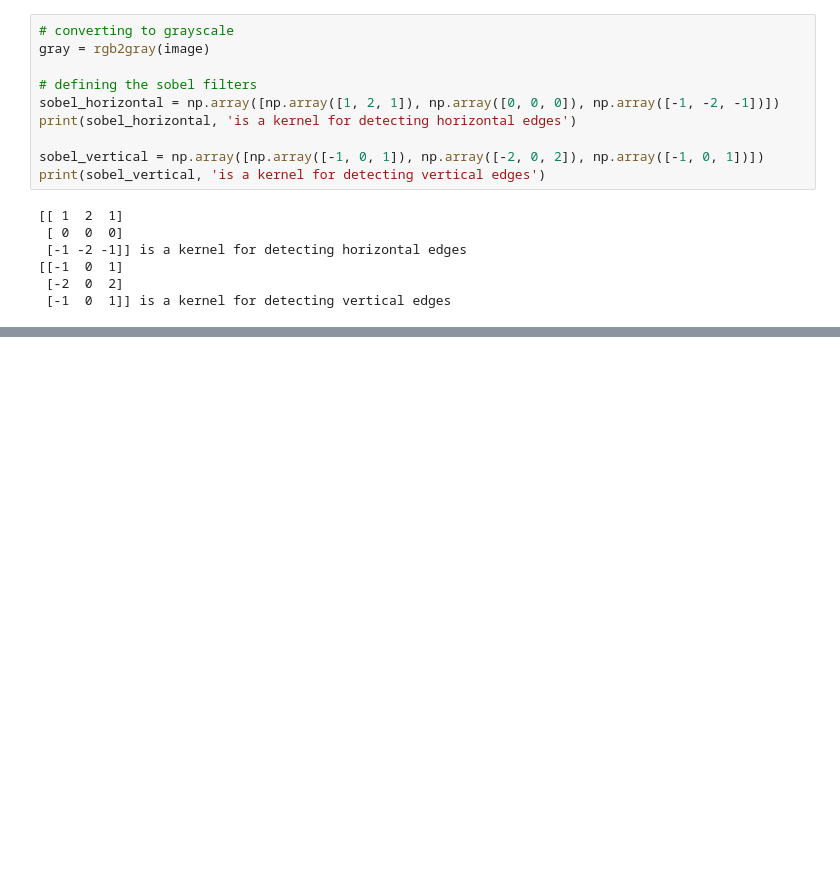
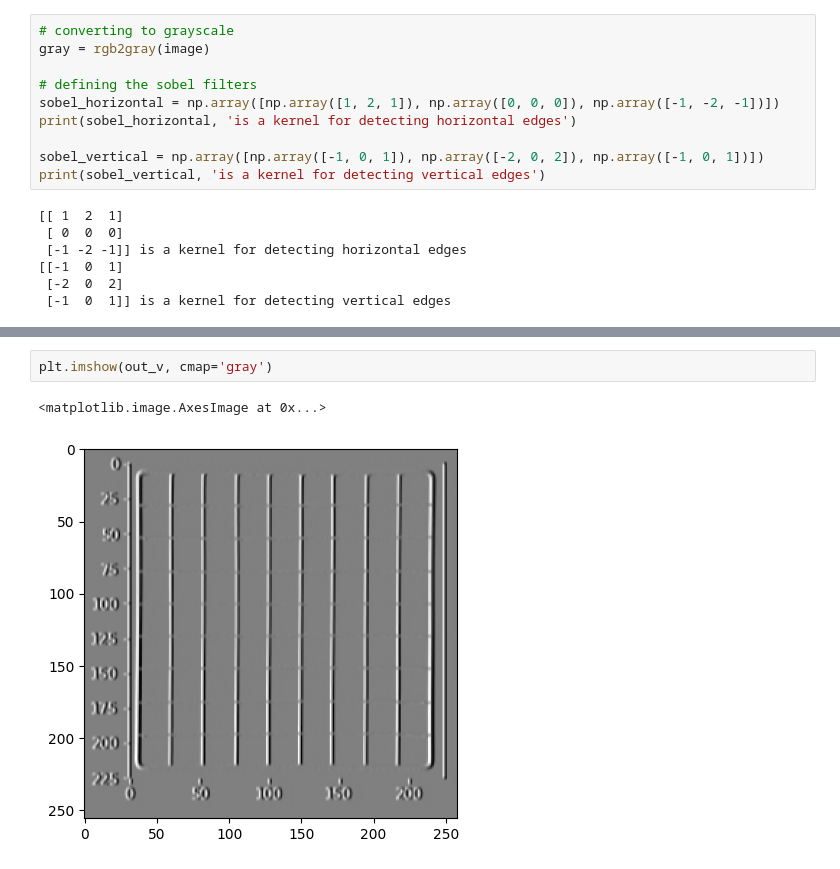
Before and after one commit to toriqultonu/Learning_PyTorch, a Jupyter notebook: Machine Learning/test.ipynb, the cells around one changed output, grey strips where cells are left out. Saved outputs shown, nothing was run; the diff lists cells and outputs as text; blank space fills up the shorter version.

```diff
--- a/Machine Learning/test.ipynb
+++ b/Machine Learning/test.ipynb
@@ -66,0 +75,5 @@ print(sobel_vertical, 'is a kernel for detecting vertical edges')
+# %%
+plt.imshow(out_v, cmap='gray')
+# %% [output]
+<matplotlib.image.AxesImage at 0x...>
+[figure, added]
```
Also changed, not shown: parts of 7 cells of this notebook, 5 other files.
